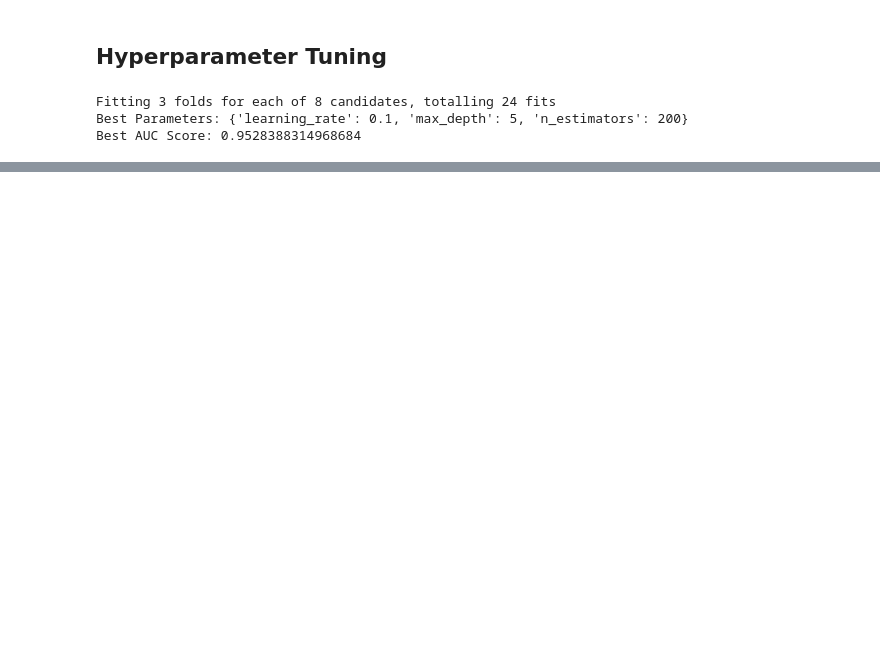
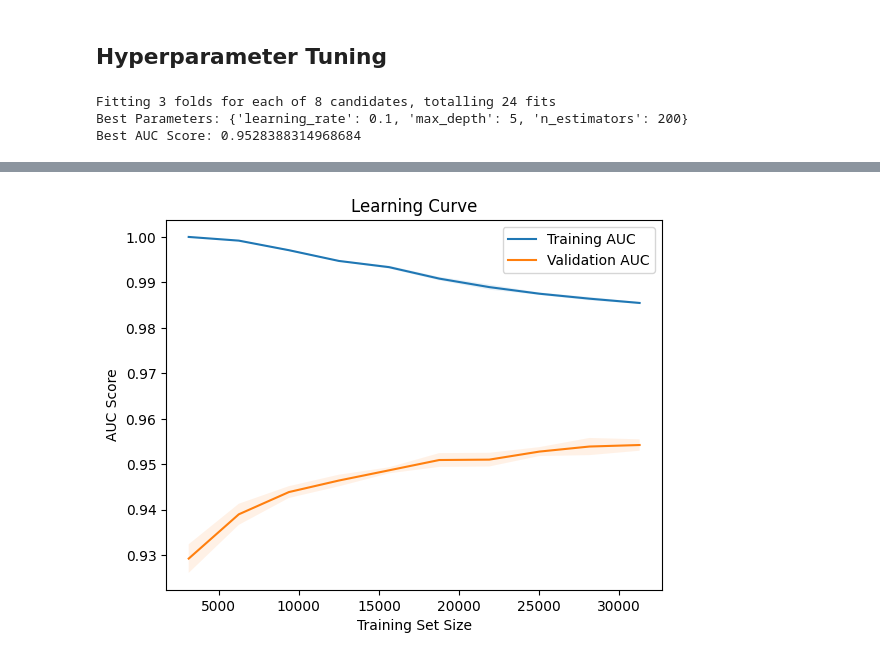
Before and after one commit to MrIsCM/KaggleCompetitions, a Jupyter notebook: notebooks/LogReg_RF_XGBoost.ipynb, the cells around one changed output, grey strips where cells are left out. Cells and saved outputs as stored; diff of their text form; code cells hidden in the pictures; blank space fills up the shorter version.

```diff
--- a/notebooks/LogReg_RF_XGBoost.ipynb
+++ b/notebooks/LogReg_RF_XGBoost.ipynb
@@ -134,0 +161,5 @@ Fitting 3 folds for each of 54 candidates, totalling 162 fits
+# %%
+best_xgb_model = grid_search.best_estimator_
+best_xgb_params = grid_search.best_params_
+
+best_xgb_model.fit(X_train_prep, y_train)
@@ -134,0 +198,7 @@ Fitting 3 folds for each of 54 candidates, totalling 162 fits
+# %%
+# Get the best model from GridSearchCV
+best_model = grid_search.best_estimator_
+
+# Make predictions on the test set
+y_pred_test = best_model.predict(X_test_prep)
+y_proba_test = best_model.predict_proba(X_test_prep)[:, 1]
@@ -134,0 +239,27 @@ Fitting 3 folds for each of 54 candidates, totalling 162 fits
+# %%
+import matplotlib.pyplot as plt
+from sklearn.model_selection import learning_curve
+
+train_sizes, train_scores, test_scores = learning_curve(
+    best_model, X_train_prep, y_train, cv=3, scoring='roc_auc', n_jobs=-1, train_sizes=np.linspace(0.1, 1.0, 10)
+)
+
+# Calculate the mean and standard deviation of the scores
+train_scores_mean = np.mean(train_scores, axis=1)
+train_scores_std = np.std(train_scores, axis=1)
+test_scores_mean = np.mean(test_scores, axis=1)
+test_scores_std = np.std(test_scores, axis=1)
+
+# Plot the learning curves
+plt.figure()
+plt.plot(train_sizes, train_scores_mean, label='Training AUC')
+plt.plot(train_sizes, test_scores_mean, label='Validation AUC')
+plt.fill_between(train_sizes, train_scores_mean - train_scores_std, train_scores_mean + train_scores_std, alpha=0.1)
+plt.fill_between(train_sizes, test_scores_mean - test_scores_std, test_scores_mean + test_scores_std, alpha=0.1)
+plt.xlabel('Training Set Size')
+plt.ylabel('AUC Score')
+plt.title('Learning Curve')
+plt.legend()
+plt.show()
+# %% [output]
+[figure, added]
```
Also changed, not shown: parts of 16 cells of this notebook, 1 other file.
